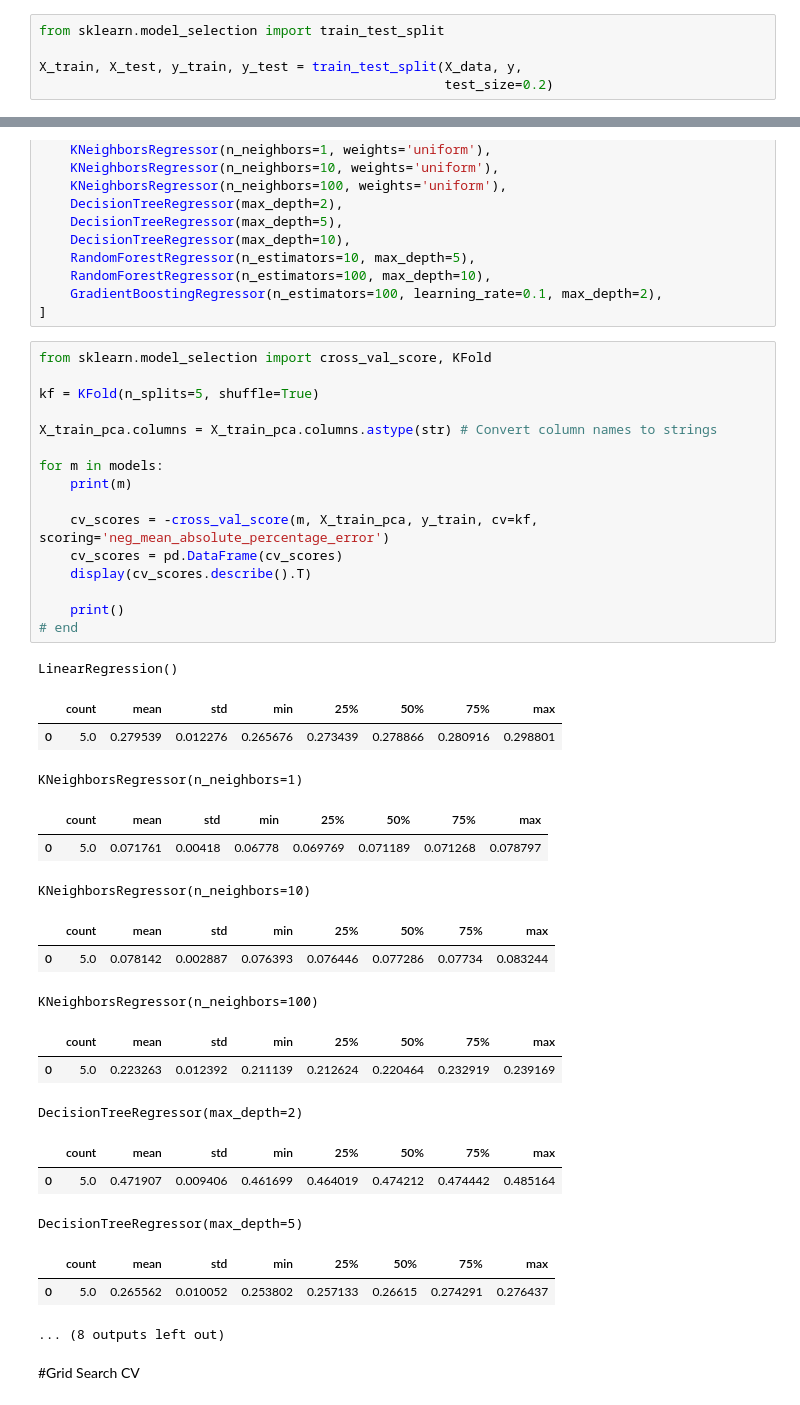
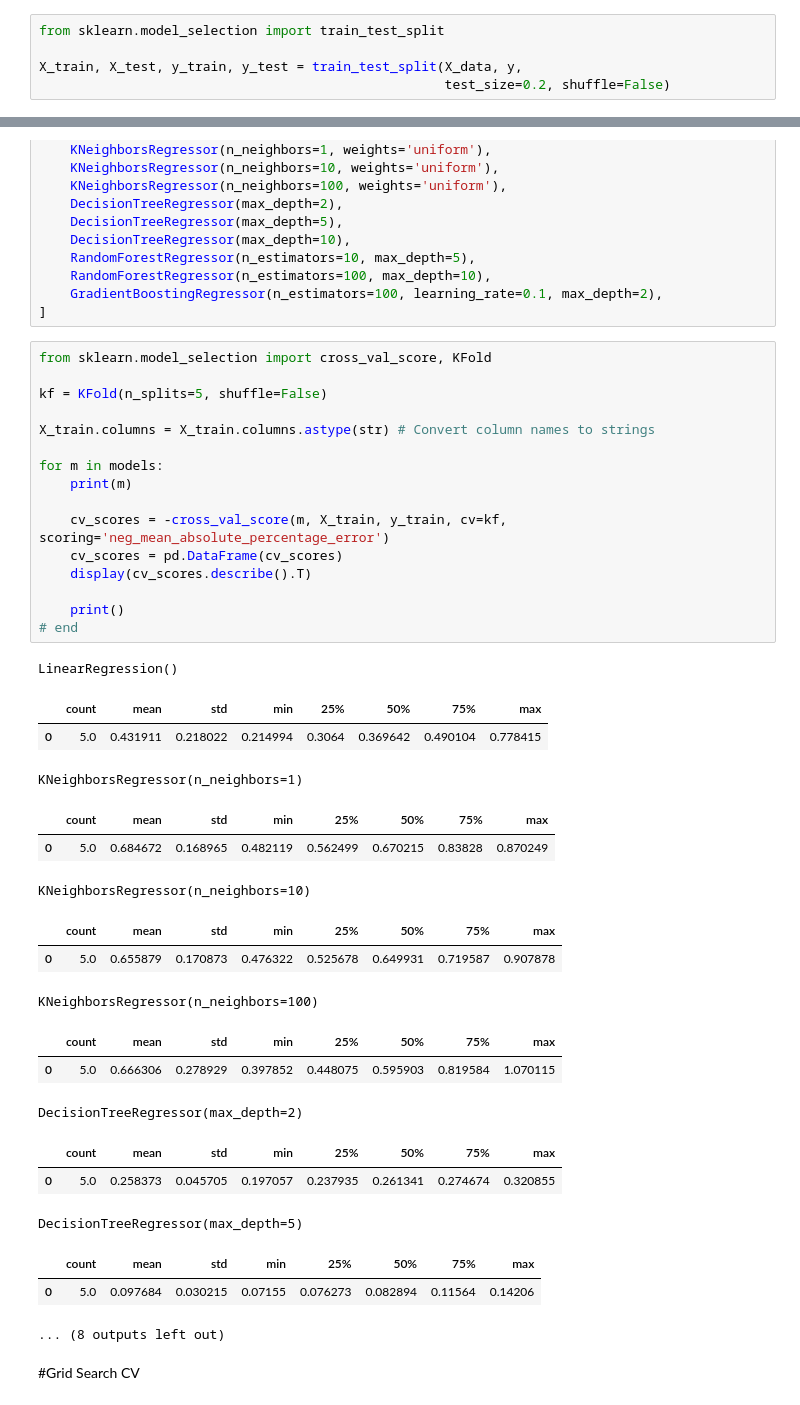
Before and after one commit to isaacadebayo/Predictive_Analytics_and_NLP, a Jupyter notebook: Sales_Prediction.ipynb, the cells around one changed output, grey strips where cells are left out. Drawn from its saved outputs; the diff is of its cells as text.

```diff
--- a/Sales_Prediction.ipynb
+++ b/Sales_Prediction.ipynb
@@ -145,7 +145,7 @@ if you scale before dropping you introduce data leakage
 from sklearn.model_selection import train_test_split
 
 X_train, X_test, y_train, y_test = train_test_split(X_data, y,
-                                                    test_size=0.2)
+                                                    test_size=0.2, shuffle=False)
 # %% [markdown]
 # Scaling
 # %% [markdown]
@@ -264,38 +220,38 @@ models = [
 # %%
 from sklearn.model_selection import cross_val_score, KFold
 
-kf = KFold(n_splits=5, shuffle=True)
+kf = KFold(n_splits=5, shuffle=False)
 
-X_train_pca.columns = X_train_pca.columns.astype(str) # Convert column names to strings
+X_train.columns = X_train.columns.astype(str) # Convert column names to strings
 
 for m in models:
     print(m)
 
-    cv_scores = -cross_val_score(m, X_train_pca, y_train, cv=kf, scoring='neg_mean_absolute_percentage_error')
+    cv_scores = -cross_val_score(m, X_train, y_train, cv=kf, scoring='neg_mean_absolute_percentage_error')
     cv_scores = pd.DataFrame(cv_scores)
     display(cv_scores.describe().T)
 
     print()
 # end
 # %% [output]
 LinearRegression()
 |  | count | mean | std | min | 25% | 50% | 75% | max |
-| 0 | 5.0 | 0.279539 | 0.012276 | 0.265676 | 0.273439 | 0.278866 | 0.280916 | 0.298801 |
+| 0 | 5.0 | 0.431911 | 0.218022 | 0.214994 | 0.3064 | 0.369642 | 0.490104 | 0.778415 |
 KNeighborsRegressor(n_neighbors=1)
 |  | count | mean | std | min | 25% | 50% | 75% | max |
-| 0 | 5.0 | 0.071761 | 0.00418 | 0.06778 | 0.069769 | 0.071189 | 0.071268 | 0.078797 |
+| 0 | 5.0 | 0.684672 | 0.168965 | 0.482119 | 0.562499 | 0.670215 | 0.83828 | 0.870249 |
 KNeighborsRegressor(n_neighbors=10)
 |  | count | mean | std | min | 25% | 50% | 75% | max |
-| 0 | 5.0 | 0.078142 | 0.002887 | 0.076393 | 0.076446 | 0.077286 | 0.07734 | 0.083244 |
+| 0 | 5.0 | 0.655879 | 0.170873 | 0.476322 | 0.525678 | 0.649931 | 0.719587 | 0.907878 |
 KNeighborsRegressor(n_neighbors=100)
 |  | count | mean | std | min | 25% | 50% | 75% | max |
-| 0 | 5.0 | 0.223263 | 0.012392 | 0.211139 | 0.212624 | 0.220464 | 0.232919 | 0.239169 |
+| 0 | 5.0 | 0.666306 | 0.278929 | 0.397852 | 0.448075 | 0.595903 | 0.819584 | 1.070115 |
 DecisionTreeRegressor(max_depth=2)
 |  | count | mean | std | min | 25% | 50% | 75% | max |
-| 0 | 5.0 | 0.471907 | 0.009406 | 0.461699 | 0.464019 | 0.474212 | 0.474442 | 0.485164 |
+| 0 | 5.0 | 0.258373 | 0.045705 | 0.197057 | 0.237935 | 0.261341 | 0.274674 | 0.320855 |
 DecisionTreeRegressor(max_depth=5)
 |  | count | mean | std | min | 25% | 50% | 75% | max |
-| 0 | 5.0 | 0.265562 | 0.010052 | 0.253802 | 0.257133 | 0.26615 | 0.274291 | 0.276437 |
+| 0 | 5.0 | 0.097684 | 0.030215 | 0.07155 | 0.076273 | 0.082894 | 0.11564 | 0.14206 |
 ... (8 outputs left out)
 # %% [markdown]
 #Grid Search CV
```
Also changed, not shown: parts of 13 cells of this notebook.
